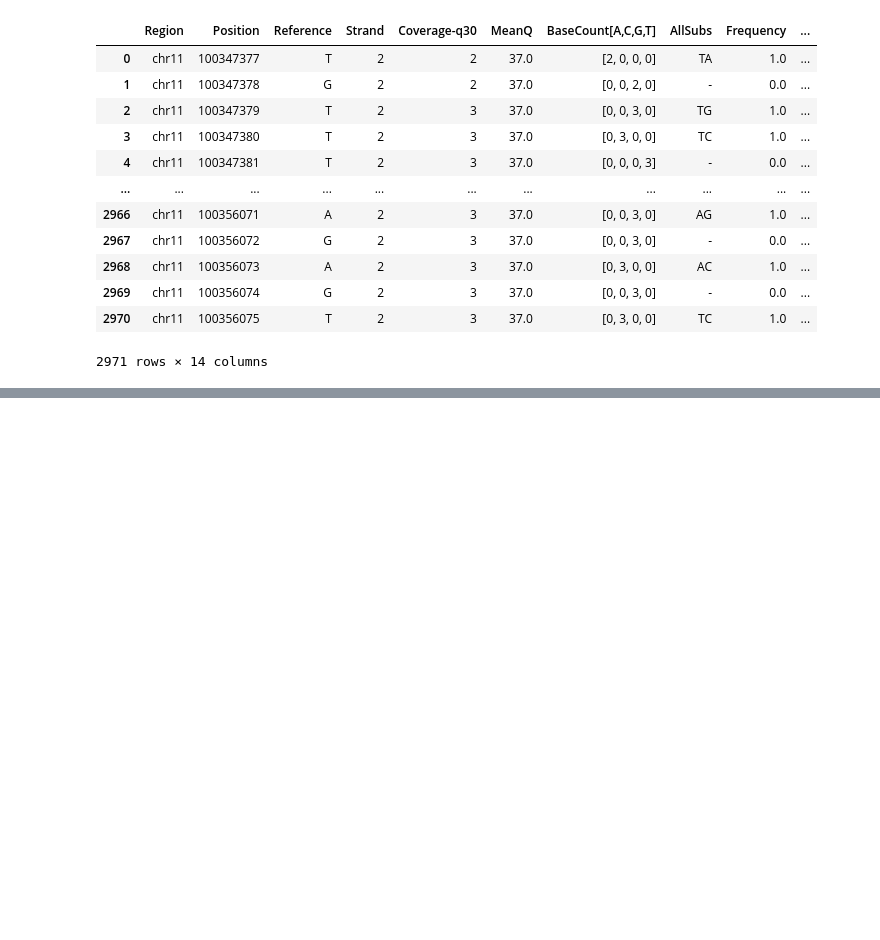
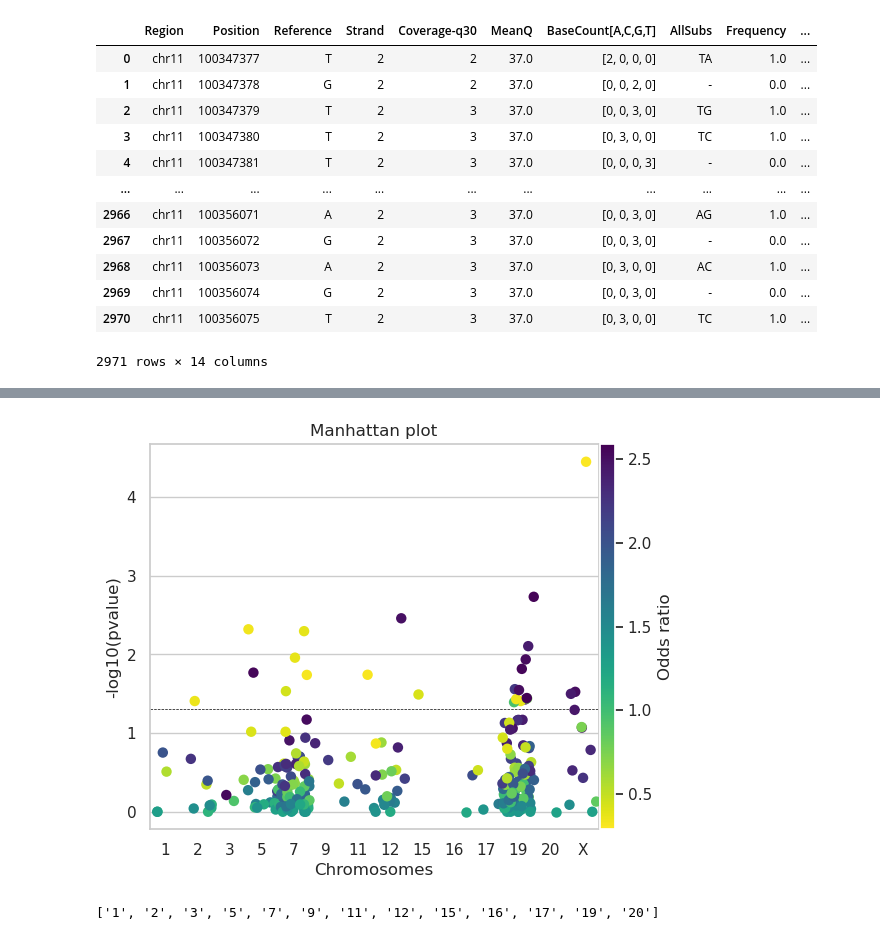
Before and after one commit to guilhermetabordaribas/a2iHelperPy, a Jupyter notebook: src/editing_analysis.ipynb, the cells around one changed output, grey strips where cells are left out. Drawn from its saved outputs; the diff is of its cells as text; code cells hidden in the pictures; blank space fills up the shorter version.

```diff
--- a/src/editing_analysis.ipynb
+++ b/src/editing_analysis.ipynb
@@ -1610,0 +2107,46 @@ df#.loc[:,~df.columns.isin([])]
+# %%
+def manhattanplot(df_or, df_pv, p_value_line:float = None, chr_order:list = [], ax=None, figsize:tuple = None):
+    aux_m = pd.concat([df_or,df_pv]).iloc[:,:-2].T.reset_index()
+    aux_m['-log10(pvalue)'] = -np.log10(aux_m['pvalue'])
+    aux_m['index'] = aux_m['index'].astype(str)
+    aux_m['chr'] = aux_m['index'].str.split('_').str[0]
+    if ax == None:
+        if figsize == None:
+            f, ax = plt.subplots()
+        else:
+            f, ax = plt.subplots(figsize=figsize)
+
+    x = 'chr'
+    y = '-log10(pvalue)'
+    hue = 'odds_ratio'
+    order = None
+    if chr_order:
+        order = chr_order
+
+    sns.stripplot(x=x, y=y, hue=hue, order=order, palette='viridis_r', jitter=.5, size=7.5, data=aux_m, ax=ax)
+    ax.get_legend().remove()
+    ax.set_xlabel('Chromosomes')
+    ax.set_ylabel('-log10(pvalue)')
+    ax.set_title(','.join(df_or.iloc[:,-1].unique()))
+    if p_value_line:
+        ax.axhline(-np.log10(p_value_line), ls='--', lw=.5, color='black')
+
+    cmap = mpl.cm.viridis_r
+    norm = mpl.colors.Normalize(vmin=aux_m.odds_ratio.min(), vmax=aux_m.odds_ratio.max())
+
+    divider = make_axes_locatable(ax)
+    cax = divider.append_axes("right", size=.15, pad=.01)
+    cbar = plt.colorbar(mpl.cm.ScalarMappable(norm=norm, cmap=cmap), ax=ax, label='Odds ratio', cax=cax)
+    cbar.outline.set_color(None)
+
+    return ax
+# %%
+ax = manhattanplot(or_, fis, p_value_line=0.05, chr_order=['1', '2', '3', '5', '7', '9', '11', '12', '15', '16', '17', '19', '20','X'],figsize=(6,5))
+ax.set_title('Manhattan plot')
+plt.savefig('/mnt/d/GoTx_Folder/draft/manhatplot2.pdf', format='pdf', dpi=300,bbox_inches='tight')
+# %% [output]
+[figure, added]
+# %%
+[str(ps) for ps in list({int(p.split('_')[0]) for p in or_.columns[:-2] if not 'X' in p})]
+# %% [output]
+['1', '2', '3', '5', '7', '9', '11', '12', '15', '16', '17', '19', '20']
```
Also changed, not shown: parts of 91 cells of this notebook, 19 other files.
